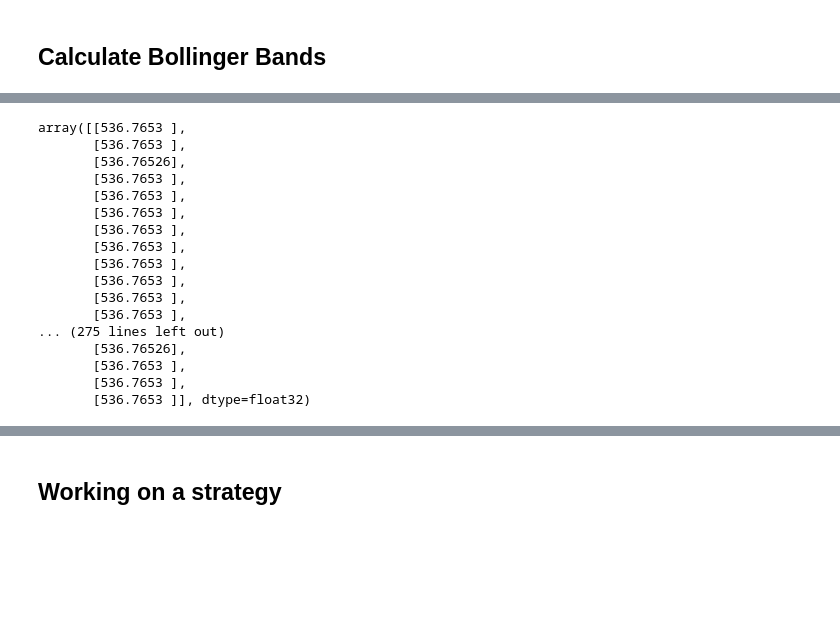
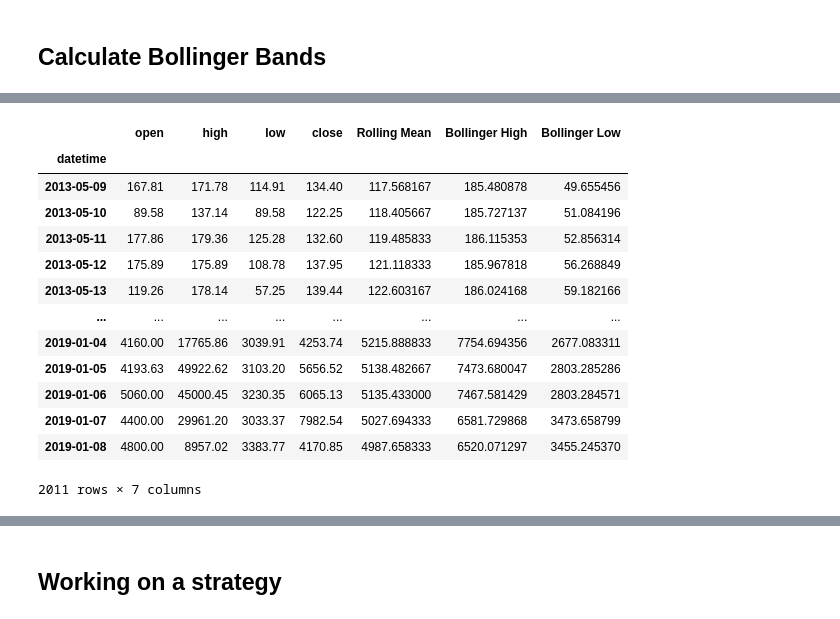
Before and after one commit to jonhilgart22/go-trader, a Jupyter notebook: notebooks/data_exploration.ipynb, the cells around one changed output, grey strips where cells are left out. Saved outputs shown, nothing was run; the diff lists cells and outputs as text; code cells hidden in the pictures; blank space fills up the shorter version.

```diff
--- a/notebooks/data_exploration.ipynb
+++ b/notebooks/data_exploration.ipynb
@@ -282,20 +197,17 @@ plt.legend()
-# %%
-predictions
-# %% [output]
-array([[536.7653 ],
-       [536.7653 ],
-       [536.76526],
-       [536.7653 ],
-       [536.7653 ],
-       [536.7653 ],
-       [536.7653 ],
-       [536.7653 ],
-       [536.7653 ],
-       [536.7653 ],
-       [536.7653 ],
-       [536.7653 ],
-... (275 lines left out)
-       [536.76526],
-       [536.7653 ],
-       [536.7653 ],
-       [536.7653 ]], dtype=float32)
+# %%
+price_df
+# %% [output]
+|  | open | high | low | close | Rolling Mean | Bollinger High | Bollinger Low |
+| datetime |  |  |  |  |  |  |  |
+| 2013-05-09 | 167.81 | 171.78 | 114.91 | 134.40 | 117.568167 | 185.480878 | 49.655456 |
+| 2013-05-10 | 89.58 | 137.14 | 89.58 | 122.25 | 118.405667 | 185.727137 | 51.084196 |
+| 2013-05-11 | 177.86 | 179.36 | 125.28 | 132.60 | 119.485833 | 186.115353 | 52.856314 |
+| 2013-05-12 | 175.89 | 175.89 | 108.78 | 137.95 | 121.118333 | 185.967818 | 56.268849 |
+| 2013-05-13 | 119.26 | 178.14 | 57.25 | 139.44 | 122.603167 | 186.024168 | 59.182166 |
+| ... | ... | ... | ... | ... | ... | ... | ... |
+| 2019-01-04 | 4160.00 | 17765.86 | 3039.91 | 4253.74 | 5215.888833 | 7754.694356 | 2677.083311 |
+| 2019-01-05 | 4193.63 | 49922.62 | 3103.20 | 5656.52 | 5138.482667 | 7473.680047 | 2803.285286 |
+| 2019-01-06 | 5060.00 | 45000.45 | 3230.35 | 6065.13 | 5135.433000 | 7467.581429 | 2803.284571 |
+| 2019-01-07 | 4400.00 | 29961.20 | 3033.37 | 7982.54 | 5027.694333 | 6581.729868 | 3473.658799 |
+| 2019-01-08 | 4800.00 | 8957.02 | 3383.77 | 4170.85 | 4987.658333 | 6520.071297 | 3455.245370 |
+2011 rows × 7 columns
```
Also changed, not shown: parts of 49 cells of this notebook, 8 other files.
